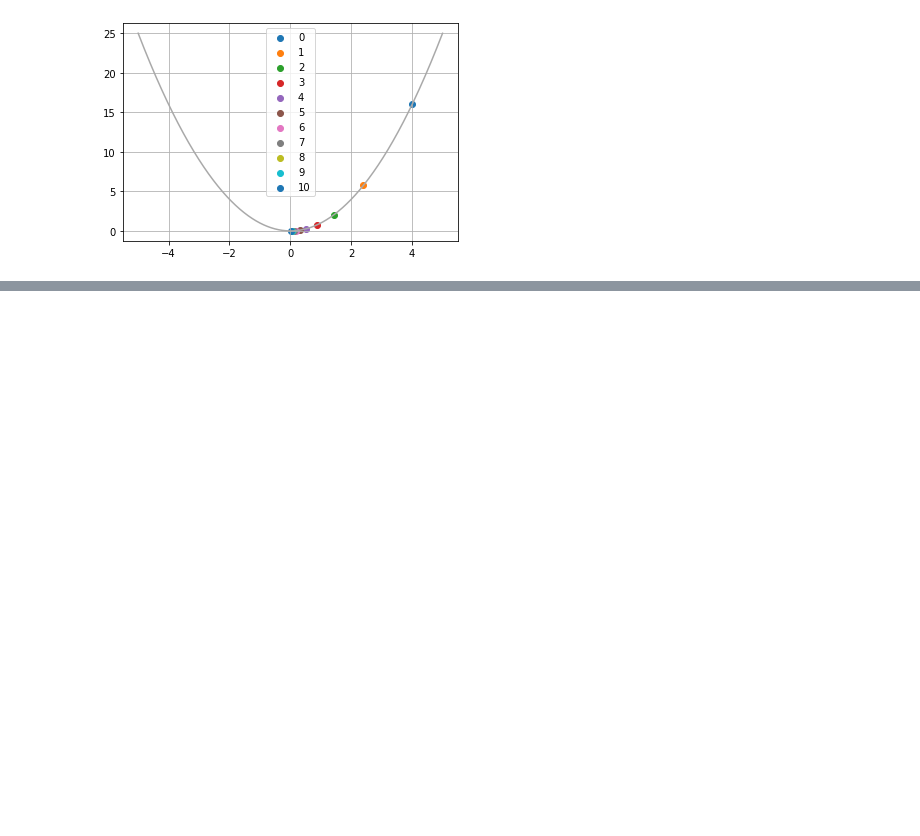
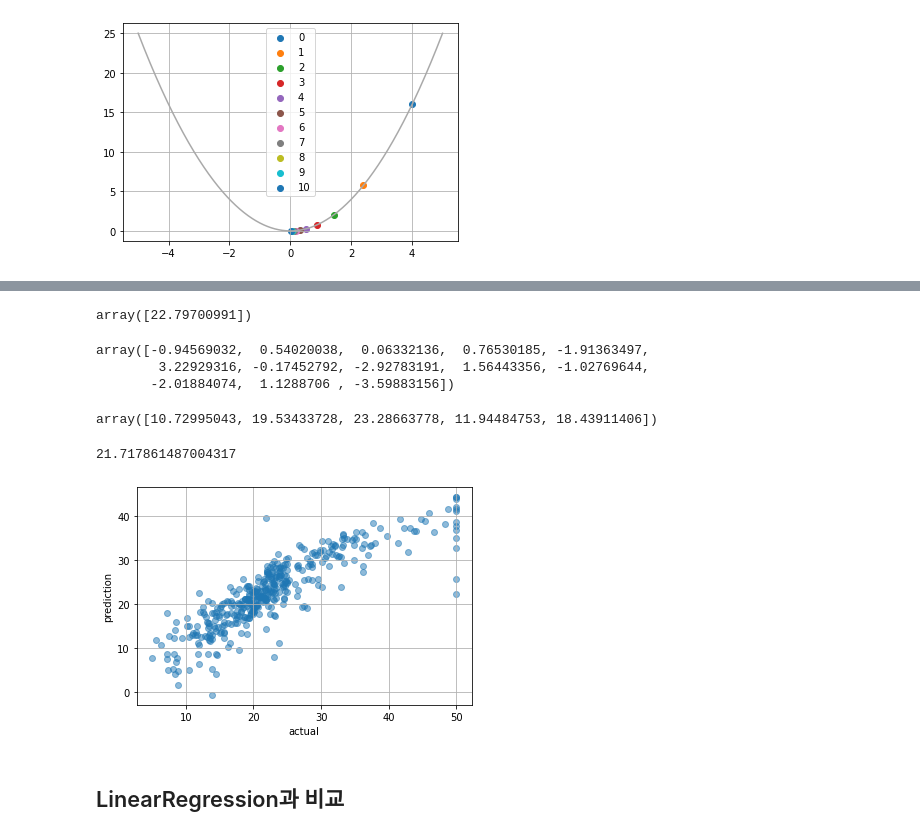
Before and after one commit to sangjin94/itwill-python, a Jupyter notebook: ml07_gradient_descent.ipynb, the cells around one changed output, grey strips where cells are left out. Saved outputs shown, nothing was run; the diff lists cells and outputs as text; code cells hidden in the pictures; blank space fills up the shorter version.

```diff
--- a/ml07_gradient_descent.ipynb
+++ b/ml07_gradient_descent.ipynb
@@ -69,0 +231,4 @@ plt.show()
+# %%
+X_train, X_test, y_train, y_test = train_test_split(X, y,
+                                                    test_size=0.2,
+                                                    random_state=42)
@@ -69,0 +239,9 @@ plt.show()
+# %%
+# ML 모델 생성
+scaler = StandardScaler()
+reg = SGDRegressor()
+model = Pipeline(steps=[('scaler', scaler),
+                        ('reg', reg)])
+# %%
+# 모델 훈련
+model.fit(X_train, y_train)
@@ -69,0 +262,31 @@ plt.show()
+# %%
+model['reg'].intercept_
+# %% [output]
+array([22.79700991])
+# %%
+model['reg'].coef_
+# %% [output]
+array([-0.94569032,  0.54020038,  0.06332136,  0.76530185, -1.91363497,
+        3.22929316, -0.17452792, -2.92783191,  1.56443356, -1.02769644,
+       -2.01884074,  1.1288706 , -3.59883156])
+# %%
+train_pred  = model.predict(X_train)
+train_pred[:5]
+# %% [output]
+array([10.72995043, 19.53433728, 23.28663778, 11.94484753, 18.43911406])
+# %%
+# MSE
+mean_squared_error(y_train, train_pred)
+# %% [output]
+21.717861487004317
+# %%
+# 예측값 ~ 실젯값 scatter plot
+plt.scatter(y_train, train_pred, alpha=0.5)
+plt.xlabel('actual')
+plt.ylabel('prediction')
+plt.grid()
+plt.show()
+# %% [output]
+[figure, added]
+# %% [markdown]
+## LinearRegression과 비교
```
Also changed, not shown: parts of 49 cells of this notebook.
